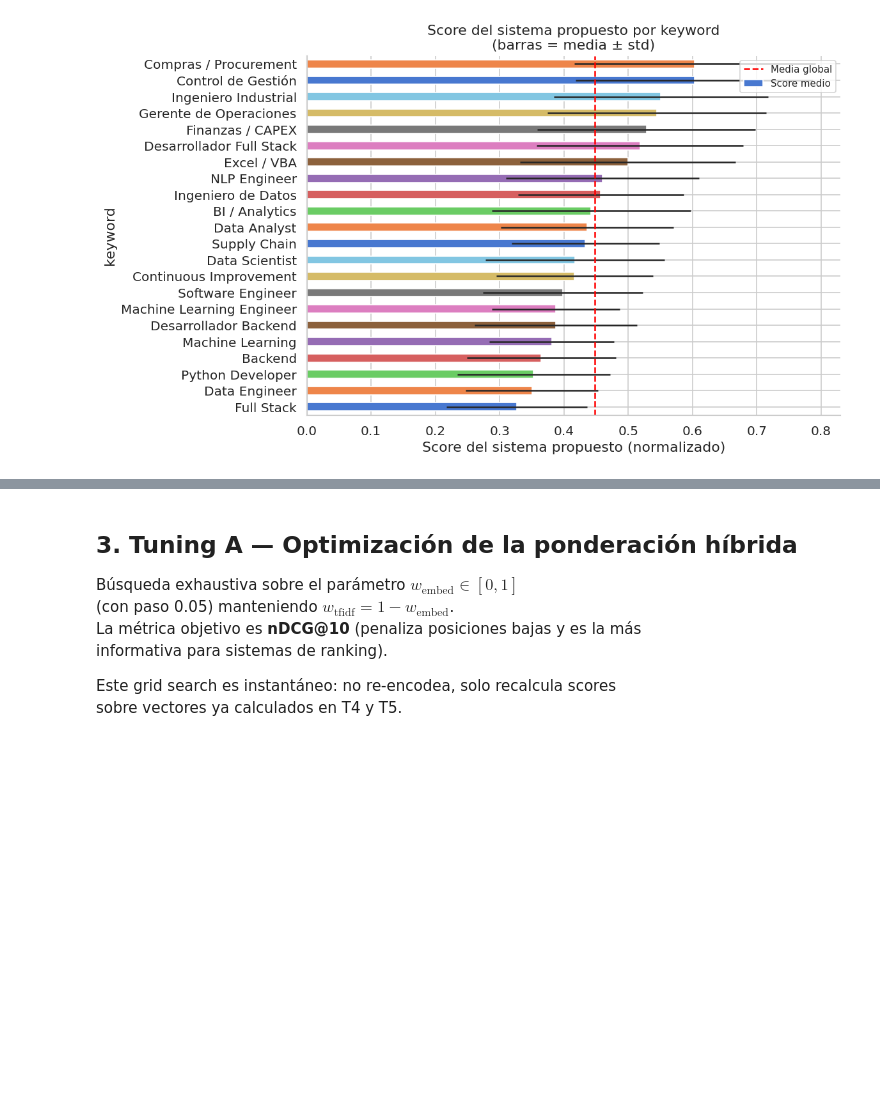
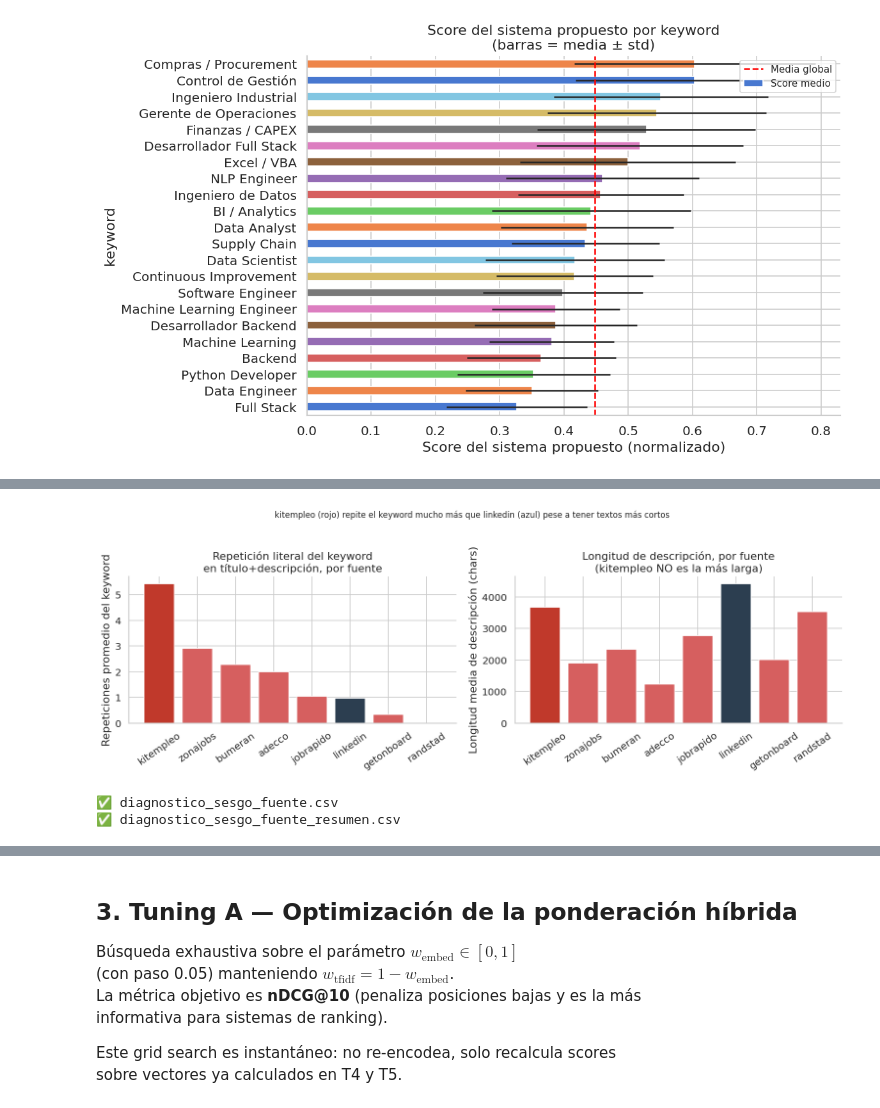
Before and after one commit to Carlos-Cicconi/Trabajo_Final_MCD, a Jupyter notebook: notebooks/T8_Analisis_Tuning.ipynb, the cells around one changed output, grey strips where cells are left out. Cells and saved outputs as stored; diff of their text form; code cells hidden in the pictures; blank space fills up the shorter version.

```diff
--- a/notebooks/T8_Analisis_Tuning.ipynb
+++ b/notebooks/T8_Analisis_Tuning.ipynb
@@ -448,0 +546,32 @@ Full Stack                      0.3268  0.1094     0.5623         18
+# %%
+# ── Fig: repetición del keyword por fuente vs. longitud de descripción ────────
+fig, axes = plt.subplots(1, 2, figsize=(13, 4.5))
+orden_f = diag_fuente.index
+
+colores_f = ['#c0392b' if f == 'kitempleo' else '#2c3e50' if f == 'linkedin'
+             else sns.color_palette('muted')[3] for f in orden_f]
+
+axes[0].bar(orden_f, diag_fuente['rep_kw_media'], color=colores_f, edgecolor='white')
+axes[0].set_ylabel('Repeticiones promedio del keyword')
+axes[0].set_title('Repetición literal del keyword\nen título+descripción, por fuente')
+axes[0].tick_params(axis='x', rotation=35)
+
+axes[1].bar(orden_f, diag_fuente['desc_len_media'], color=colores_f, edgecolor='white')
+axes[1].set_ylabel('Longitud media de descripción (chars)')
+axes[1].set_title('Longitud de descripción, por fuente\n(kitempleo NO es la más larga)')
+axes[1].tick_params(axis='x', rotation=35)
+
+plt.suptitle('kitempleo (rojo) repite el keyword mucho más que linkedin (azul) '
+             'pese a tener textos más cortos', fontsize=10, y=1.03)
+plt.tight_layout()
+plt.savefig(_FIGS / 'fig_t8_08_repeticion_keyword_fuente.png', dpi=150, bbox_inches='tight')
+plt.show()
+
+df_diag.to_csv(_REPORTS / 'diagnostico_sesgo_fuente.csv', index=False, encoding='utf-8')
+diag_fuente.to_csv(_REPORTS / 'diagnostico_sesgo_fuente_resumen.csv', encoding='utf-8')
+print('✅ diagnostico_sesgo_fuente.csv')
+print('✅ diagnostico_sesgo_fuente_resumen.csv')
+# %% [output]
+[figure, added]
+✅ diagnostico_sesgo_fuente.csv
+✅ diagnostico_sesgo_fuente_resumen.csv
```
Also changed, not shown: parts of 6 cells of this notebook.
